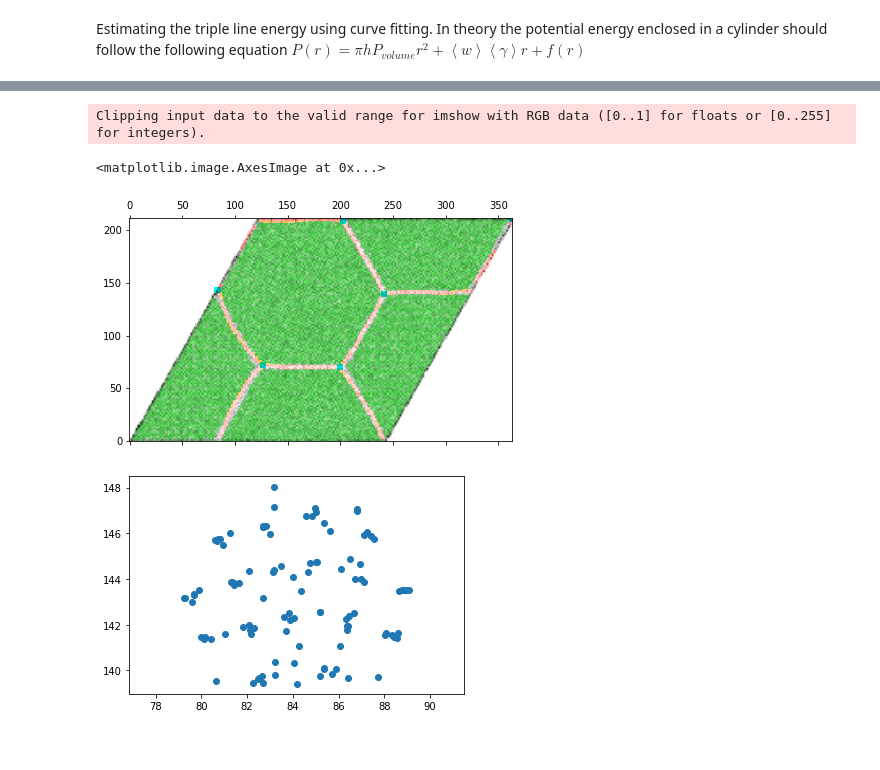
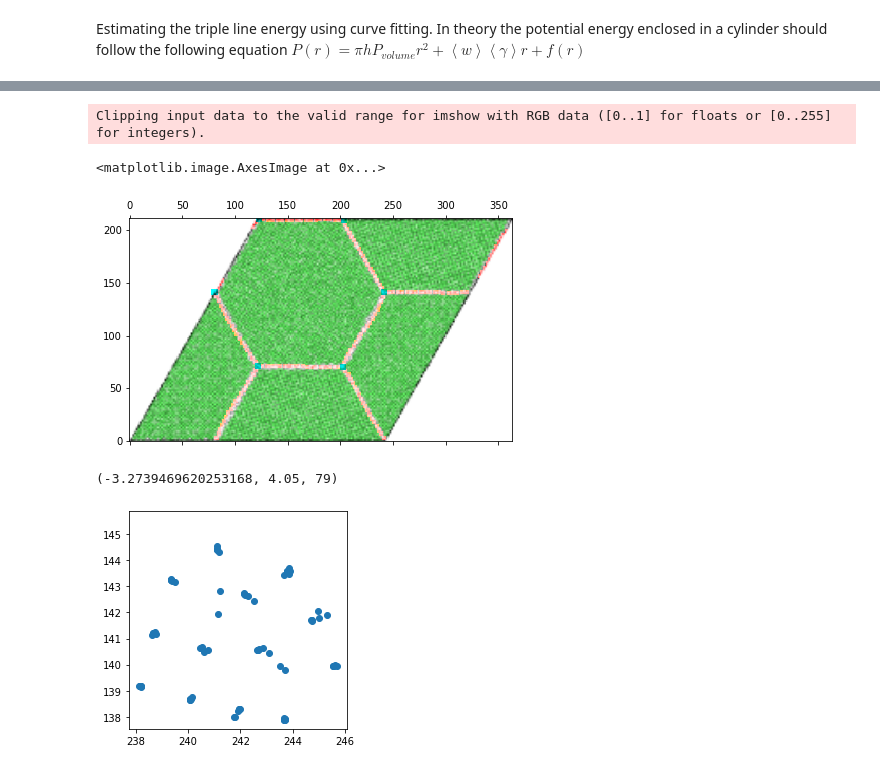
Before and after one commit to PaulTwine/TripleLines.github.io, a Jupyter notebook: TripleLine Fitting.ipynb, the cells around one changed output, grey strips where cells are left out. Cells and saved outputs as stored; diff of their text form; code cells hidden in the pictures.

```diff
--- a/TripleLine Fitting.ipynb
+++ b/TripleLine Fitting.ipynb
@@ -51,7 +51,7 @@ def Rational(r,a,b,c):
 # %%
 #strDumpFile = '../../PythonLAMMPS/VolumeTest/dump.eam'
 #strDumpFile = '../data/dump.eam'
-strDumpFile = '/home/paul/csf3_scratch/TripleLines/data4/dump.eam4'
+strDumpFile = '/home/paul/csf3_scratch/TripleLines/data7/dump.eam7'
 a1=4.05
 a2= np.sqrt(3)*4.05
 strPMFile = strDumpFile + 'PM'
@@ -136,18 +136,18 @@ plt.matshow(CellArray[:,:,:], origin = 'lower')
 # %% [output]
 Clipping input data to the valid range for imshow with RGB data ([0..1] for floats or [0..255] for integers).
 <matplotlib.image.AxesImage at 0x...>
-[figure, old version]
+[figure, new version]
 # %%
-objProcess.FindTripleLineEnergy('UTJ3', a1/4,a1)
-objProcess.FindTripleLineEnergy('UTJ5', a1/4,a1)
-lstAI = objProcess.GetUniqueTripleLines('UTJ5').GetAtomIDs()
-pp = objProcess.PeriodicShiftAllCloser(objProcess.GetUniqueTripleLines('UTJ5').GetCentre(),
+print(objProcess.FindTripleLineEnergy('UTJ1', a1/8,a1))
+lstAI = objProcess.GetUniqueTripleLines('UTJ1').GetAtomIDs()
+pp = objProcess.PeriodicShiftAllCloser(objProcess.GetUniqueTripleLines('UTJ1').GetCentre(),
                                        objProcess.GetAtomsByID(lstAI)[:,1:4])
 plt.scatter(pp[:,0],pp[:,1])
-plt.axis('equal')
+plt.axis('square')
 plt.show()
 # %% [output]
+(-3.2739469620253168, 4.05, 79)
-[figure, old version]
+[figure, new version]
 # %%
 lstIndices = []
 lstRemove = []
```
Also changed, not shown: parts of 5 cells of this notebook, 5 other files.
